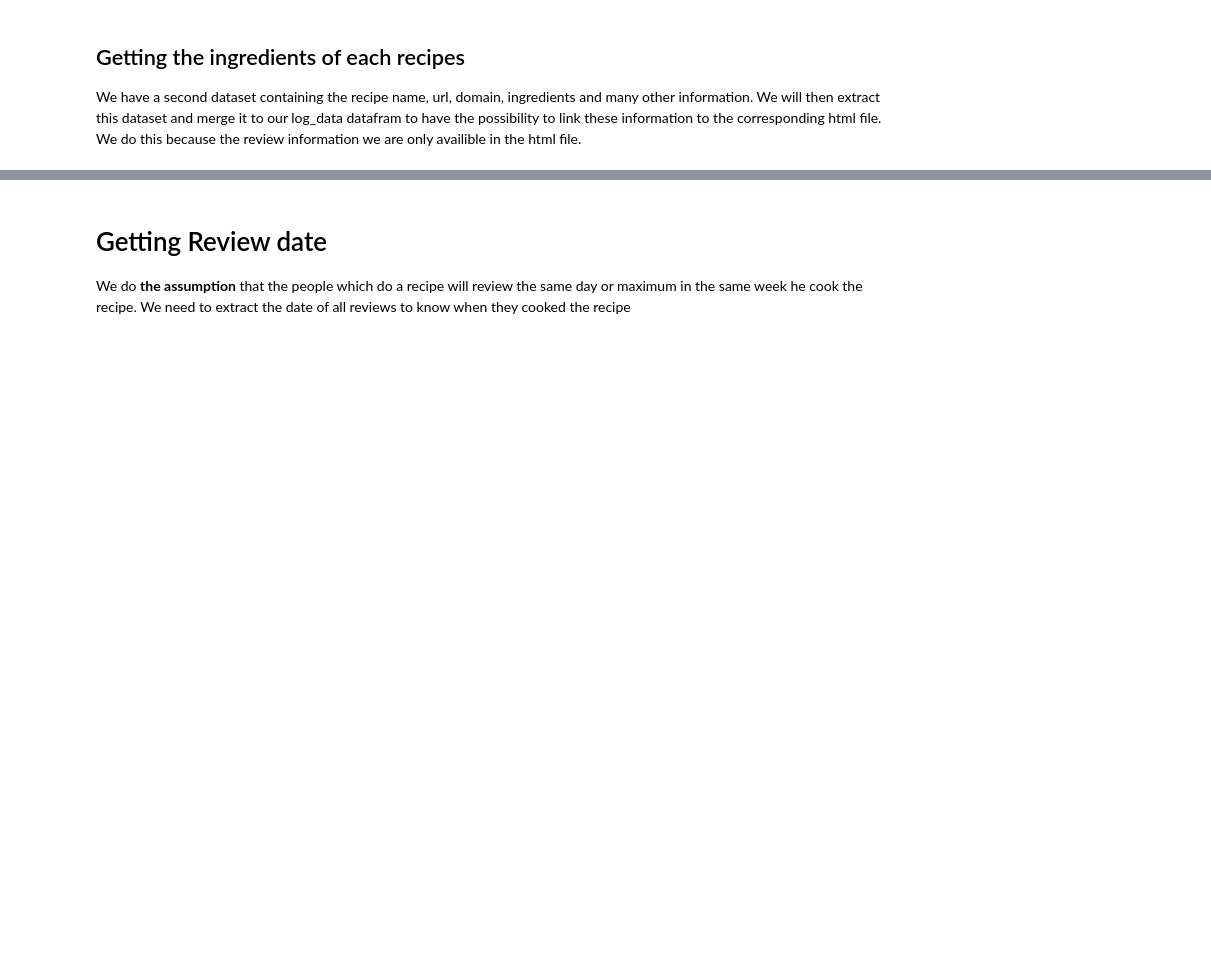
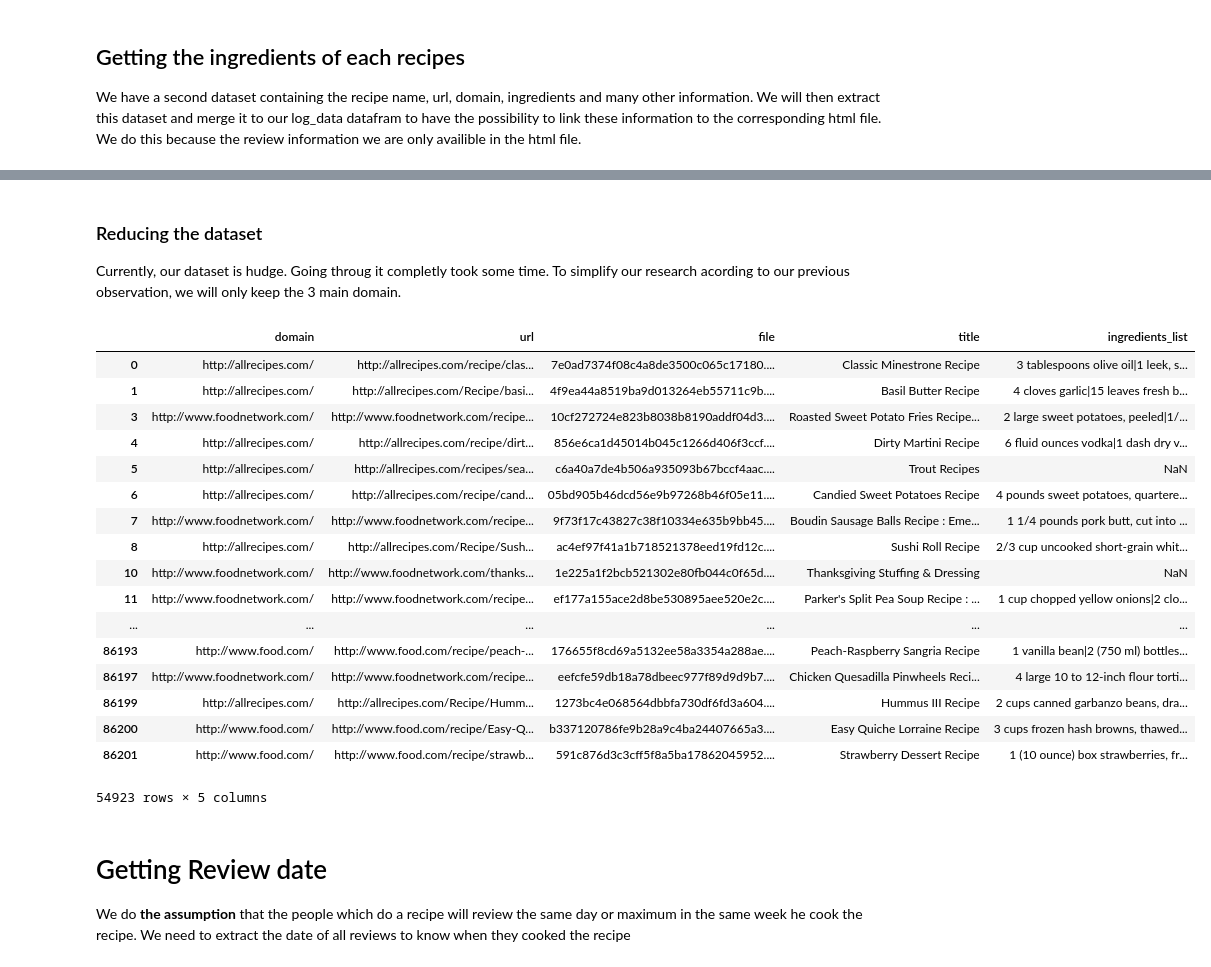
Before and after one commit to csbenz/ada, a Jupyter notebook: project/Project_test.ipynb, the cells around one changed output, grey strips where cells are left out. Cells and saved outputs as stored; diff of their text form; code cells hidden in the pictures; blank space fills up the shorter version.

```diff
--- a/project/Project_test.ipynb
+++ b/project/Project_test.ipynb
@@ -174,3 +174,30 @@ result.head()
+# %% [markdown]
+### Reducing the dataset
+Currently, our dataset is hudge. Going throug it completly took some time. To simplify our research acording to our previous observation, we will only keep the 3 main domain.
+# %%
+keeped_domain = pd.DataFrame({'domain':['http://allrecipes.com/', 'http://www.food.com/', 'http://www.foodnetwork.com/']})
+
+new_merged = merged_info[merged_info.domain.isin(keeped_domain.domain)]
+new_merged
+# %% [output]
+|  | domain | url | file | title | ingredients_list |
+| 0 | http://allrecipes.com/ | http://allrecipes.com/recipe/clas... | 7e0ad7374f08c4a8de3500c065c17180.... | Classic Minestrone Recipe | 3 tablespoons olive oil|1 leek, s... |
+| 1 | http://allrecipes.com/ | http://allrecipes.com/Recipe/basi... | 4f9ea44a8519ba9d013264eb55711c9b.... | Basil Butter Recipe | 4 cloves garlic|15 leaves fresh b... |
+| 3 | http://www.foodnetwork.com/ | http://www.foodnetwork.com/recipe... | 10cf272724e823b8038b8190addf04d3.... | Roasted Sweet Potato Fries Recipe... | 2 large sweet potatoes, peeled|1/... |
+| 4 | http://allrecipes.com/ | http://allrecipes.com/recipe/dirt... | 856e6ca1d45014b045c1266d406f3ccf.... | Dirty Martini Recipe | 6 fluid ounces vodka|1 dash dry v... |
+| 5 | http://allrecipes.com/ | http://allrecipes.com/recipes/sea... | c6a40a7de4b506a935093b67bccf4aac.... | Trout Recipes | NaN |
+| 6 | http://allrecipes.com/ | http://allrecipes.com/recipe/cand... | 05bd905b46dcd56e9b97268b46f05e11.... | Candied Sweet Potatoes Recipe | 4 pounds sweet potatoes, quartere... |
+| 7 | http://www.foodnetwork.com/ | http://www.foodnetwork.com/recipe... | 9f73f17c43827c38f10334e635b9bb45.... | Boudin Sausage Balls Recipe : Eme... | 1 1/4 pounds pork butt, cut into ... |
+| 8 | http://allrecipes.com/ | http://allrecipes.com/Recipe/Sush... | ac4ef97f41a1b718521378eed19fd12c.... | Sushi Roll Recipe | 2/3 cup uncooked short-grain whit... |
+| 10 | http://www.foodnetwork.com/ | http://www.foodnetwork.com/thanks... | 1e225a1f2bcb521302e80fb044c0f65d.... | Thanksgiving Stuffing & Dressing | NaN |
+| 11 | http://www.foodnetwork.com/ | http://www.foodnetwork.com/recipe... | ef177a155ace2d8be530895aee520e2c.... | Parker's Split Pea Soup Recipe : ... | 1 cup chopped yellow onions|2 clo... |
+| ... | ... | ... | ... | ... | ... |
+| 86193 | http://www.food.com/ | http://www.food.com/recipe/peach-... | 176655f8cd69a5132ee58a3354a288ae.... | Peach-Raspberry Sangria Recipe | 1 vanilla bean|2 (750 ml) bottles... |
+| 86197 | http://www.foodnetwork.com/ | http://www.foodnetwork.com/recipe... | eefcfe59db18a78dbeec977f89d9d9b7.... | Chicken Quesadilla Pinwheels Reci... | 4 large 10 to 12-inch flour torti... |
+| 86199 | http://allrecipes.com/ | http://allrecipes.com/Recipe/Humm... | 1273bc4e068564dbbfa730df6fd3a604.... | Hummus III Recipe | 2 cups canned garbanzo beans, dra... |
+| 86200 | http://www.food.com/ | http://www.food.com/recipe/Easy-Q... | b337120786fe9b28a9c4ba24407665a3.... | Easy Quiche Lorraine Recipe | 3 cups frozen hash browns, thawed... |
+| 86201 | http://www.food.com/ | http://www.food.com/recipe/strawb... | 591c876d3c3cff5f8a5ba17862045952.... | Strawberry Dessert Recipe | 1 (10 ounce) box strawberries, fr... |
+54923 rows × 5 columns
 # %% [markdown]
 # Getting Review date
 We do **the assumption** that the people which do a recipe will review the same day or maximum in the same week he cook the recipe. We need to extract the date of all reviews to know when they cooked the recipe
```
Also changed, not shown: parts of 15 cells of this notebook, 1 other file.
